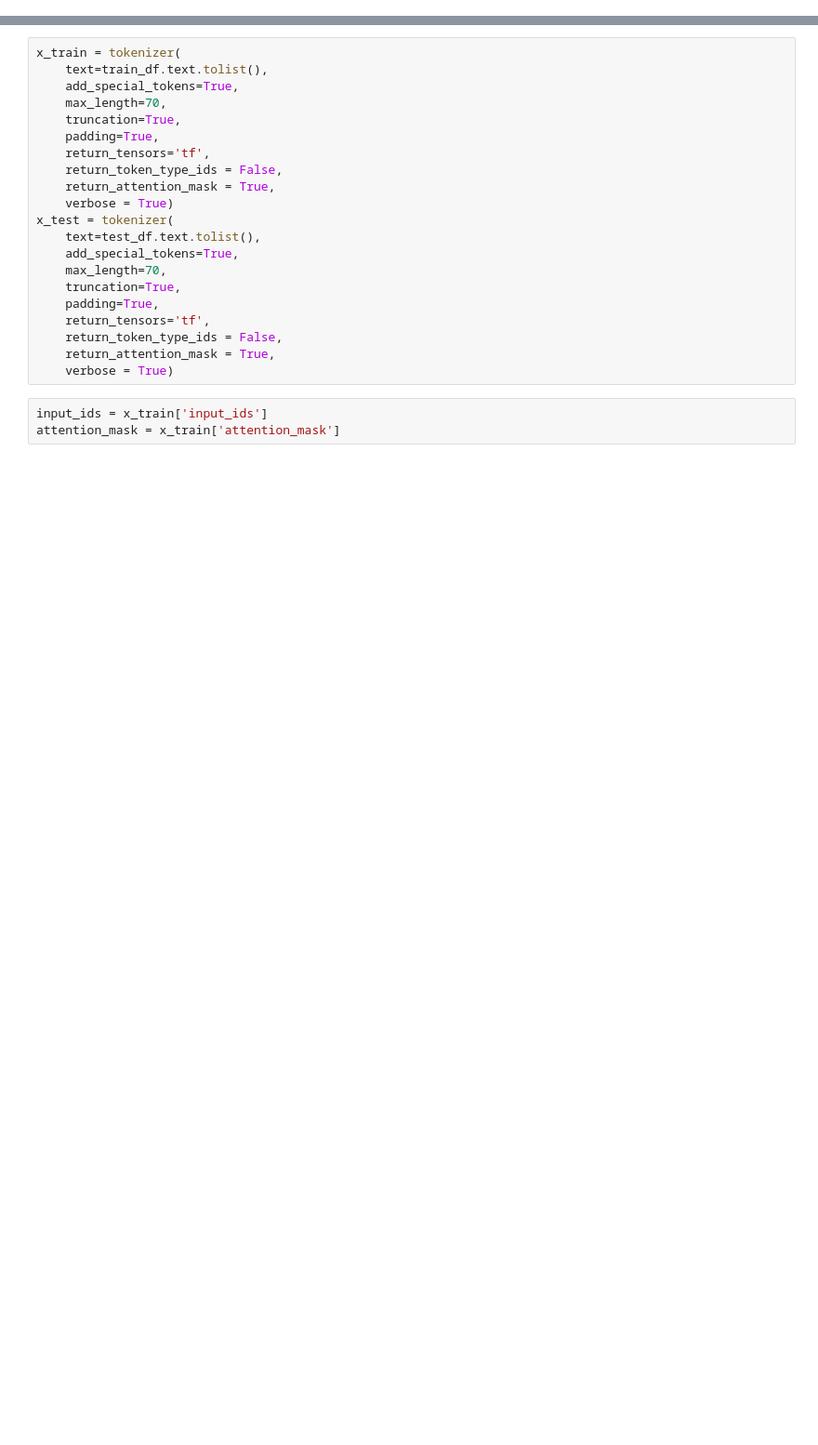
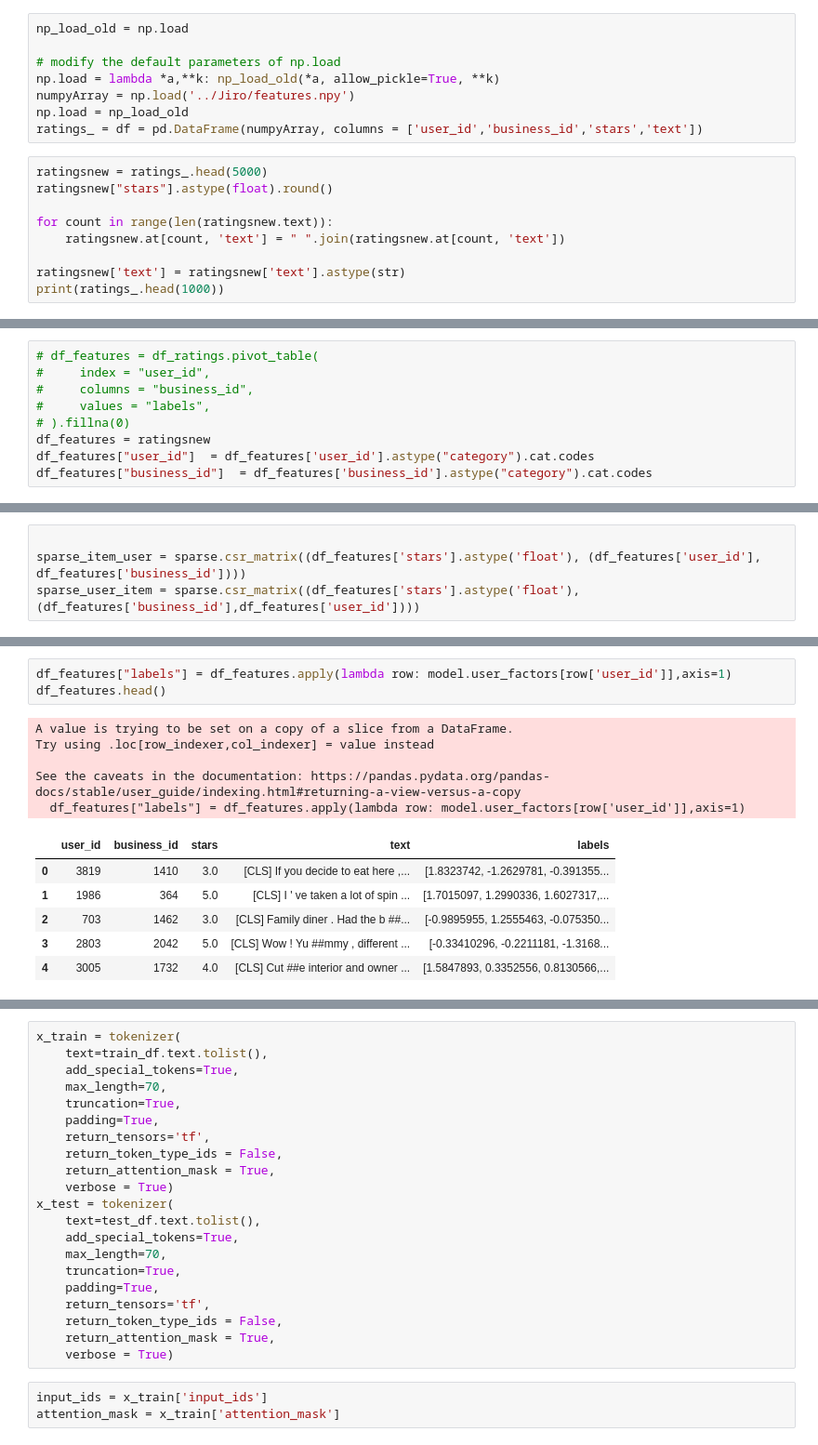
Before and after one commit to Bobeshwar/NLP-Recommender-System, a Jupyter notebook: Ameya/RobertaYelp.ipynb, the cells around one changed output, grey strips where cells are left out. Shown at 93% size. Saved outputs shown, nothing was run; the diff lists cells and outputs as text; blank space fills up the shorter version.

```diff
--- a/Ameya/RobertaYelp.ipynb
+++ b/Ameya/RobertaYelp.ipynb
@@ -36,0 +16,17 @@ y_test = to_categorical(test_df.labels)
+# %%
+np_load_old = np.load
+
+# modify the default parameters of np.load
+np.load = lambda *a,**k: np_load_old(*a, allow_pickle=True, **k)
+numpyArray = np.load('../Jiro/features.npy')
+np.load = np_load_old
+ratings_ = df = pd.DataFrame(numpyArray, columns = ['user_id','business_id','stars','text'])
+# %%
+ratingsnew = ratings_.head(5000)
+ratingsnew["stars"].astype(float).round()
+
+for count in range(len(ratingsnew.text)):
+    ratingsnew.at[count, 'text'] = " ".join(ratingsnew.at[count, 'text'])
+
+ratingsnew['text'] = ratingsnew['text'].astype(str)
+print(ratings_.head(1000))
@@ -36,0 +56,9 @@ y_test = to_categorical(test_df.labels)
+# %%
+# df_features = df_ratings.pivot_table(
+#     index = "user_id",
+#     columns = "business_id",
+#     values = "labels",
+# ).fillna(0)
+df_features = ratingsnew
+df_features["user_id"]  = df_features['user_id'].astype("category").cat.codes
+df_features["business_id"]  = df_features['business_id'].astype("category").cat.codes
@@ -36,0 +76,4 @@ y_test = to_categorical(test_df.labels)
+# %%
+
+sparse_item_user = sparse.csr_matrix((df_features['stars'].astype('float'), (df_features['user_id'], df_features['business_id'])))
+sparse_user_item = sparse.csr_matrix((df_features['stars'].astype('float'),  (df_features['business_id'],df_features['user_id'])))
@@ -36,0 +89,15 @@ y_test = to_categorical(test_df.labels)
+# %%
+df_features["labels"] = df_features.apply(lambda row: model.user_factors[row['user_id']],axis=1)
+df_features.head()
+# %% [output]
+A value is trying to be set on a copy of a slice from a DataFrame.
+Try using .loc[row_indexer,col_indexer] = value instead
+
+See the caveats in the documentation: https://pandas.pydata.org/pandas-docs/stable/user_guide/indexing.html#returning-a-view-versus-a-copy
+  df_features["labels"] = df_features.apply(lambda row: model.user_factors[row['user_id']],axis=1)
+|  | user_id | business_id | stars | text | labels |
+| 0 | 3819 | 1410 | 3.0 | [CLS] If you decide to eat here ,... | [1.8323742, -1.2629781, -0.391355... |
+| 1 | 1986 | 364 | 5.0 | [CLS] I ' ve taken a lot of spin ... | [1.7015097, 1.2990336, 1.6027317,... |
+| 2 | 703 | 1462 | 3.0 | [CLS] Family diner . Had the b ##... | [-0.9895955, 1.2555463, -0.075350... |
+| 3 | 2803 | 2042 | 5.0 | [CLS] Wow ! Yu ##mmy , different ... | [-0.33410296, -0.2211181, -1.3168... |
+| 4 | 3005 | 1732 | 4.0 | [CLS] Cut ##e interior and owner ... | [1.5847893, 0.3352556, 0.8130566,... |
```
Also changed, not shown: parts of 18 cells of this notebook.
